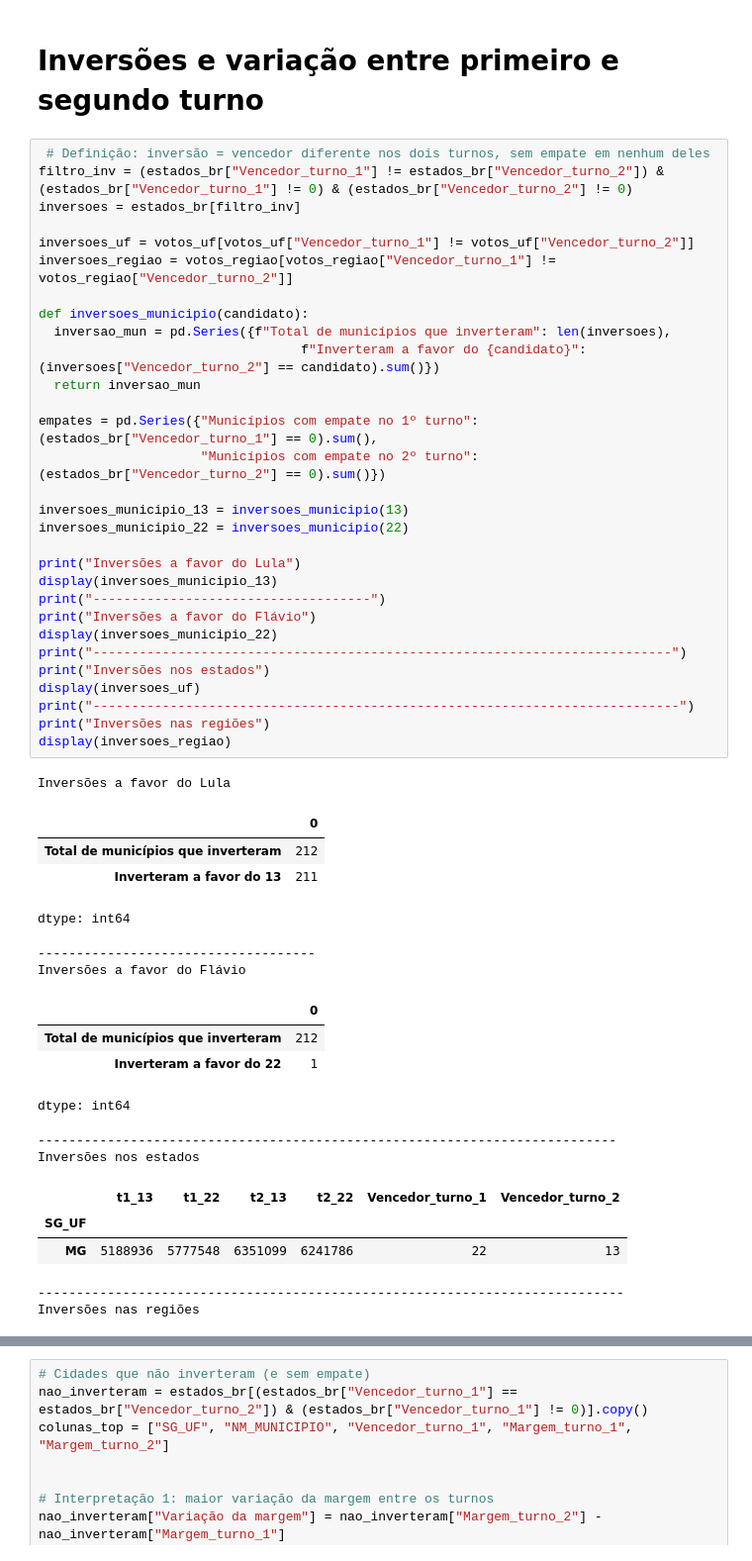
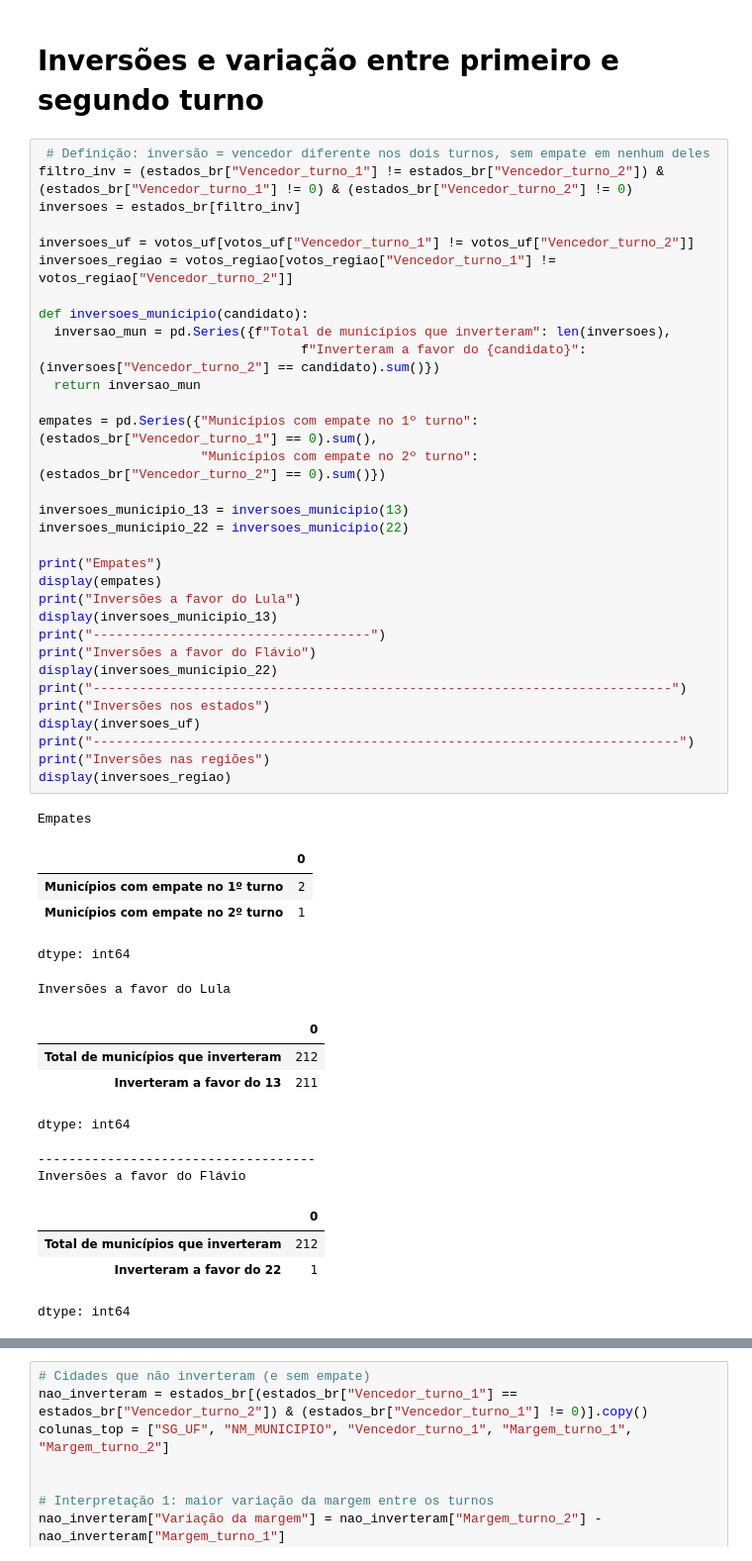
Before and after one commit to Arthxzs/Analise_Eleitoral_2026, a Jupyter notebook: Análise_votação.ipynb, the cells around one changed output, grey strips where cells are left out. Shown at 99% size. Saved outputs shown, nothing was run; the diff lists cells and outputs as text.

```diff
--- a/Análise_votação.ipynb
+++ b/Análise_votação.ipynb
@@ -346,47 +350,47 @@ Porcentagem de cidades onde Flávio venceu
 filtro_inv = (estados_br["Vencedor_turno_1"] != estados_br["Vencedor_turno_2"]) & (estados_br["Vencedor_turno_1"] != 0) & (estados_br["Vencedor_turno_2"] != 0)
 inversoes = estados_br[filtro_inv]
 
 inversoes_uf = votos_uf[votos_uf["Vencedor_turno_1"] != votos_uf["Vencedor_turno_2"]]
 inversoes_regiao = votos_regiao[votos_regiao["Vencedor_turno_1"] != votos_regiao["Vencedor_turno_2"]]
 
 def inversoes_municipio(candidato):
   inversao_mun = pd.Series({f"Total de municípios que inverteram": len(inversoes),
                                   f"Inverteram a favor do {candidato}": (inversoes["Vencedor_turno_2"] == candidato).sum()})
   return inversao_mun
 
 empates = pd.Series({"Municípios com empate no 1º turno": (estados_br["Vencedor_turno_1"] == 0).sum(),
                      "Municípios com empate no 2º turno": (estados_br["Vencedor_turno_2"] == 0).sum()})
 
 inversoes_municipio_13 = inversoes_municipio(13)
 inversoes_municipio_22 = inversoes_municipio(22)
 
+print("Empates")
+display(empates)
 print("Inversões a favor do Lula")
 display(inversoes_municipio_13)
 print("------------------------------------")
 print("Inversões a favor do Flávio")
 display(inversoes_municipio_22)
 print("---------------------------------------------------------------------------")
 print("Inversões nos estados")
 display(inversoes_uf)
 print("----------------------------------------------------------------------------")
 print("Inversões nas regiões")
 display(inversoes_regiao)
 # %% [output]
-Inversões a favor do Lula
+Empates
 |  | 0 |
-| Total de municípios que inverteram | 212 |
-| Inverteram a favor do 13 | 211 |
+| Municípios com empate no 1º turno | 2 |
+| Municípios com empate no 2º turno | 1 |
 dtype: int64
-------------------------------------
-Inversões a favor do Flávio
+Inversões a favor do Lula
 |  | 0 |
 | Total de municípios que inverteram | 212 |
-| Inverteram a favor do 22 | 1 |
+| Inverteram a favor do 13 | 211 |
 dtype: int64
----------------------------------------------------------------------------
-Inversões nos estados
+------------------------------------
+Inversões a favor do Flávio
-|  | t1_13 | t1_22 | t2_13 | t2_22 | Vencedor_turno_1 | Vencedor_turno_2 |
-| SG_UF |  |  |  |  |  |  |
-| MG | 5188936 | 5777548 | 6351099 | 6241786 | 22 | 13 |
+|  | 0 |
+| Total de municípios que inverteram | 212 |
+| Inverteram a favor do 22 | 1 |
-----------------------------------------------------------------------------
-Inversões nas regiões
+dtype: int64
```
Also changed, not shown: parts of 3 cells of this notebook.
